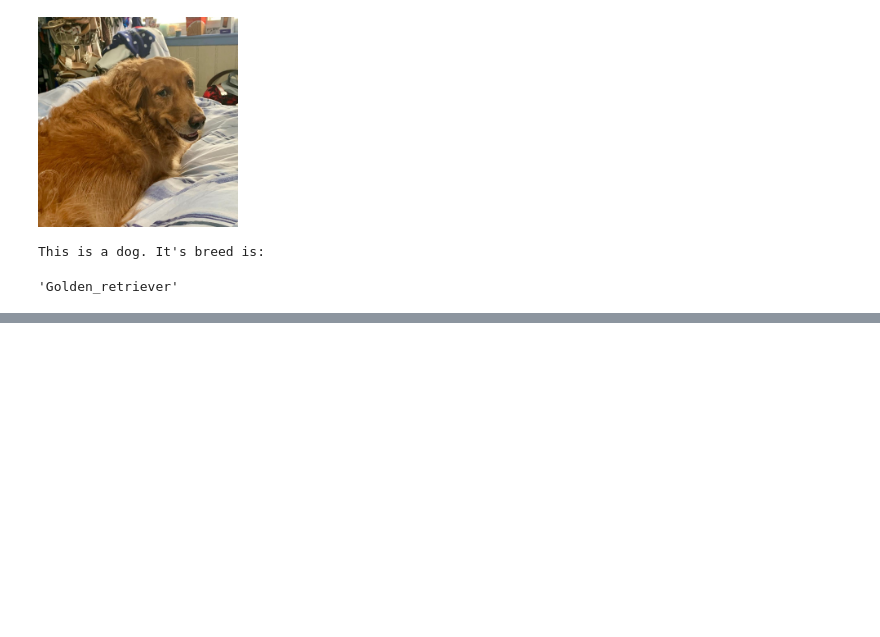
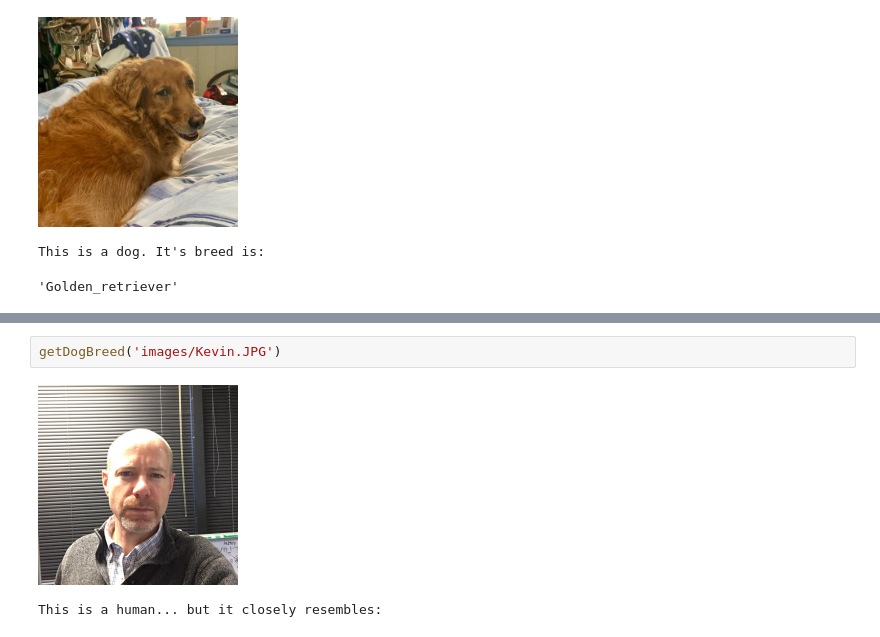
Before and after one commit to c-silber/dog-project, a Jupyter notebook: dog_app.ipynb, the cells around one changed output, grey strips where cells are left out. Saved outputs shown, nothing was run; the diff lists cells and outputs as text; blank space fills up the shorter version.

```diff
--- a/dog_app.ipynb
+++ b/dog_app.ipynb
@@ -873,0 +889,5 @@ This is a human... but it closely resembles:
+# %%
+getDogBreed('images/Kevin.JPG')
+# %% [output]
+[figure, added]
+This is a human... but it closely resembles:
```
Also changed, not shown: parts of 28 cells of this notebook, 1 other file.
